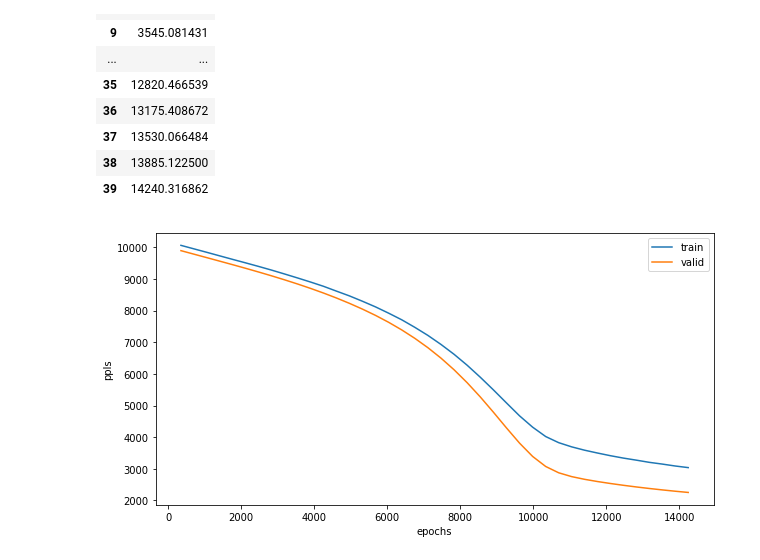
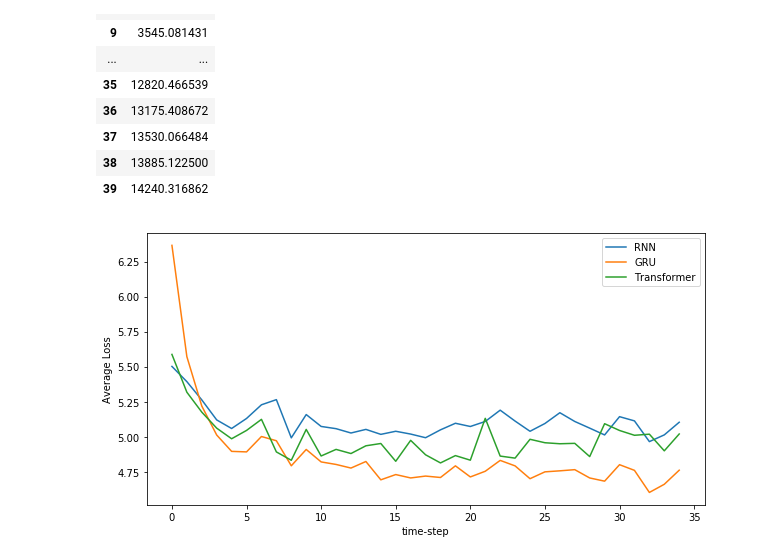
Before and after one commit to Louis-Ratelle/assignment_2_DL, a Jupyter notebook: Q4_graphs.ipynb, the cells around one changed output. Drawn from its saved outputs; the diff is of its cells as text; code cells hidden in the pictures.

```diff
--- a/Q4_graphs.ipynb
+++ b/Q4_graphs.ipynb
@@ -196,16 +192,21 @@ x3
 | 38 | 13885.122500 |
 | 39 | 14240.316862 |
 # %%
+path2="avg_loss"
+model1=np.load(path2 + '/avgloss1.npy')[()]
+model2=np.load(path2 + '/avgloss2.npy')[()]
+model3=np.load(path2 + '/avgloss3.npy')[()]
 plt.figure(figsize=(10,5))
 # Plot training and validation curve
-# x = range(0, 40)
-plt.plot(x3, y['train_ppls'], label='train')
-plt.plot(x3, y['val_ppls'], label='valid')
+x = range(0, 35)
+plt.plot(x, model1, label='RNN')
+plt.plot(x, model2, label='GRU')
+plt.plot(x, model3, label='Transformer')
 
-plt.xlabel('epochs')
-plt.ylabel('ppls')
+plt.xlabel('time-step')
+plt.ylabel('Average Loss')
 plt.legend()
 
 plt.show()
 # %% [output]
-[figure, old version]
+[figure, new version]
```
Also changed, not shown: parts of 10 cells of this notebook, 2 other files.
